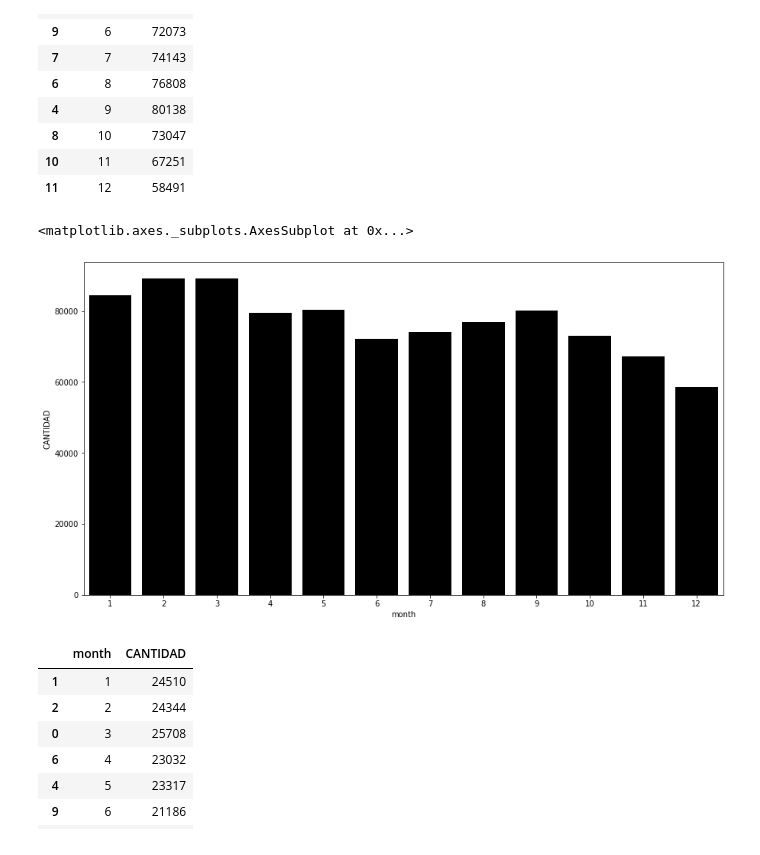
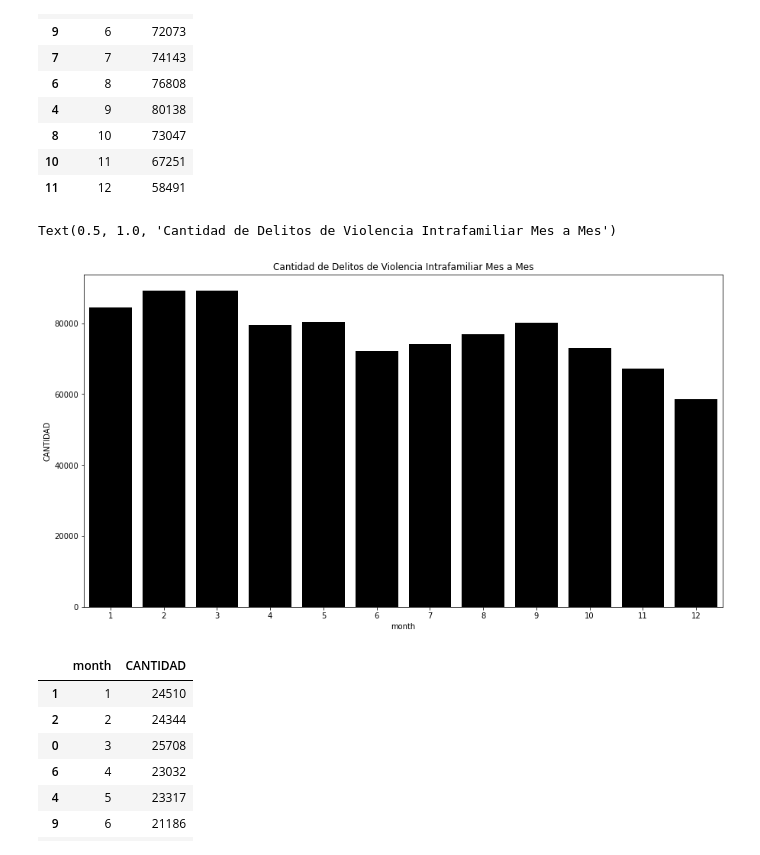
Before and after one commit to nicolasreyo/Taller-1-Gesti-n-de-Datos-, a Jupyter notebook: Taller_1.ipynb, the cells around one changed output. Saved outputs shown, nothing was run; the diff lists cells and outputs as text; code cells hidden in the pictures.

```diff
--- a/Taller_1.ipynb
+++ b/Taller_1.ipynb
@@ -1116,9 +1243,10 @@ vi_mes.sort_values(by = 'month')
 # %%
 fig, ax = plt.subplots(figsize=(15, 8))
 sns.barplot(ax = ax, data = vi_mes, x='month', y='CANTIDAD', color = 'black')
+plt.title('Cantidad de Delitos de Violencia Intrafamiliar Mes a Mes')
 # %% [output]
-<matplotlib.axes._subplots.AxesSubplot at 0x...>
+Text(0.5, 1.0, 'Cantidad de Delitos de Violencia Intrafamiliar Mes a Mes')
-[figure, old version]
+[figure, new version]
 # %%
 ds_mes = ds_df.groupby(['month']).sum().sort_values(by = 'CANTIDAD', ascending = False)['CANTIDAD']
 ds_mes = ds_mes.reset_index()
```
Also changed, not shown: parts of 35 cells of this notebook.
